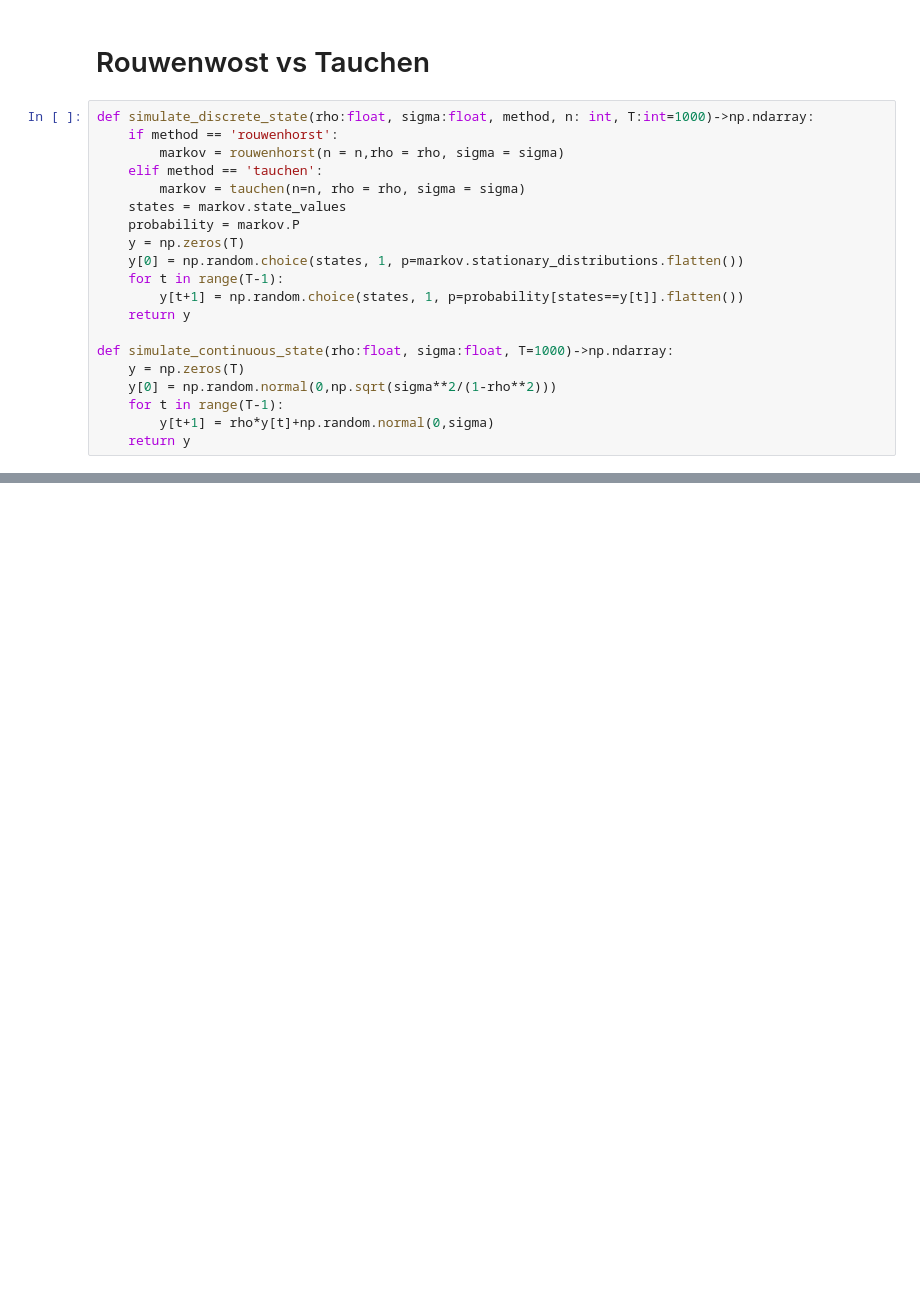
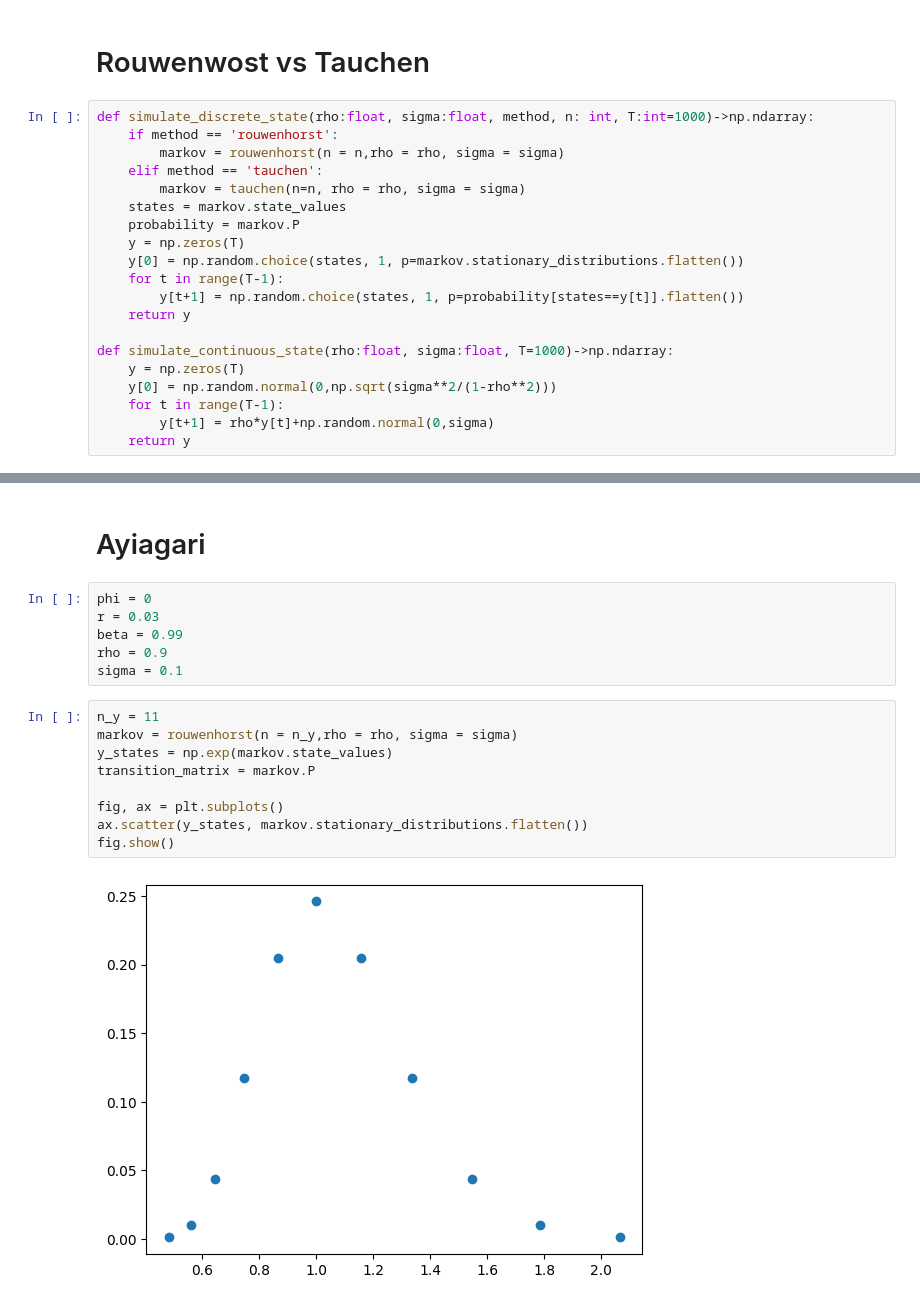
Before and after one commit to marcdelabarrera/14_462, a Jupyter notebook: recitation_2/recitation_2.ipynb, the cells around one changed output, grey strips where cells are left out. Cells and saved outputs as stored; diff of their text form; blank space fills up the shorter version.

```diff
--- a/recitation_2/recitation_2.ipynb
+++ b/recitation_2/recitation_2.ipynb
@@ -58,0 +62,19 @@ Tauchen           4.393
+# %% [markdown]
+# Ayiagari
+# %%
+phi = 0
+r = 0.03
+beta = 0.99
+rho = 0.9
+sigma = 0.1
+# %%
+n_y = 11
+markov = rouwenhorst(n = n_y,rho = rho, sigma = sigma)
+y_states = np.exp(markov.state_values)
+transition_matrix = markov.P
+
+fig, ax = plt.subplots()
+ax.scatter(y_states, markov.stationary_distributions.flatten())
+fig.show()
+# %% [output]
+[figure, added]
```
Also changed, not shown: parts of 45 cells of this notebook, 4 other files.
